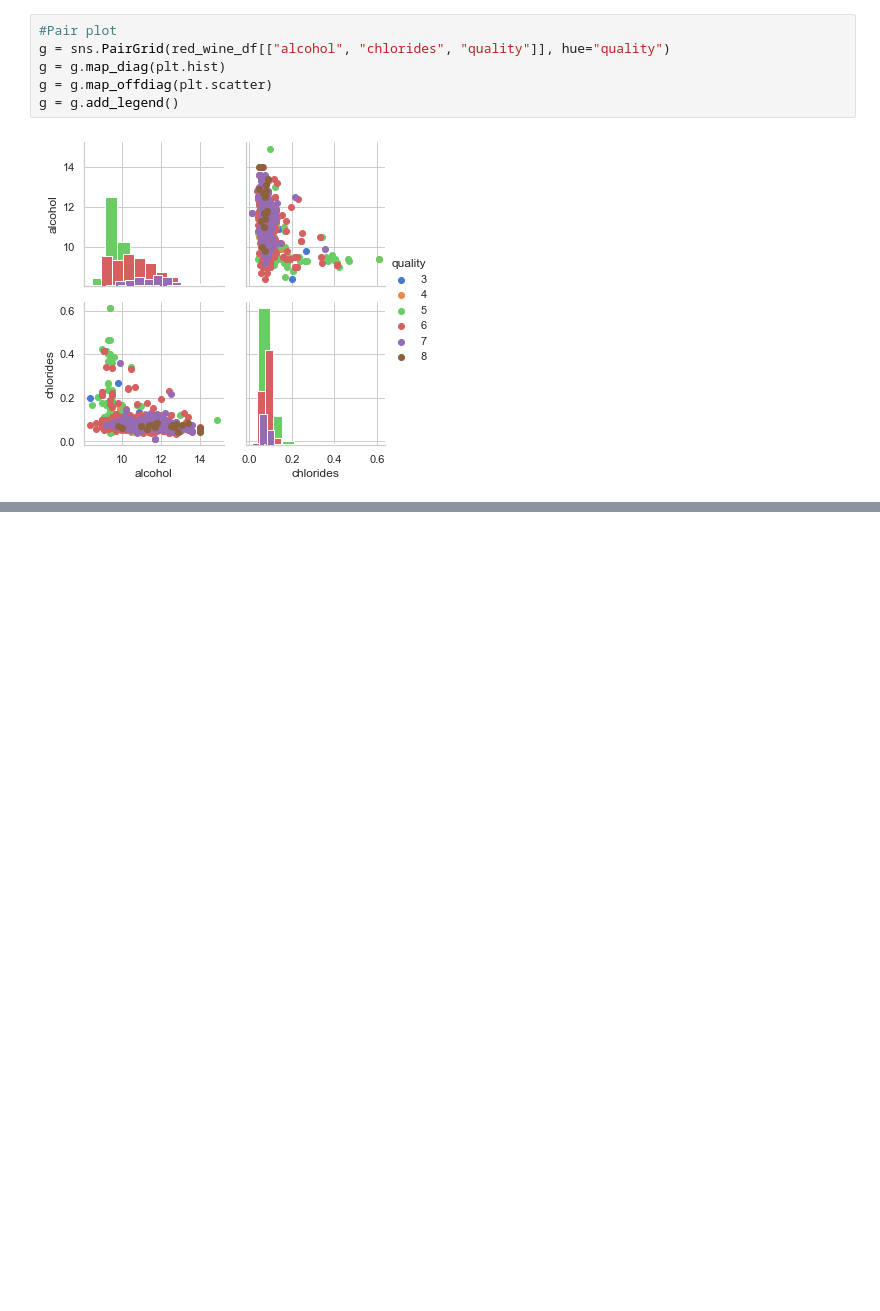
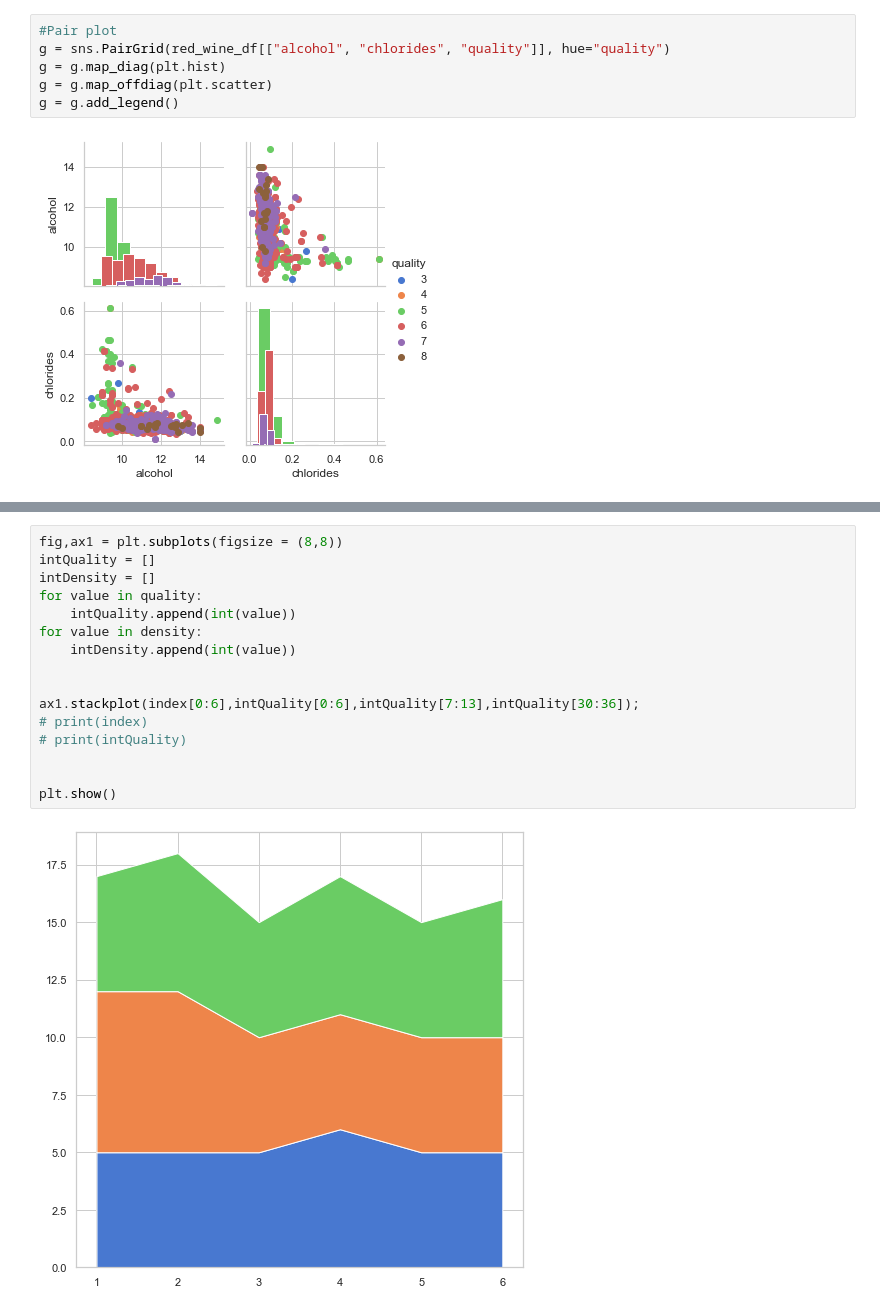
Before and after one commit to singhaniket1370/dataviz-master, a Jupyter notebook: DV assessment 1.ipynb, the cells around one changed output, grey strips where cells are left out. Saved outputs shown, nothing was run; the diff lists cells and outputs as text; blank space fills up the shorter version.

```diff
--- a/DV assessment 1.ipynb
+++ b/DV assessment 1.ipynb
@@ -130,0 +175,18 @@ Counter({'i': 85, 'd': 55, ';': 55, 'l': 55, 'e': 50, 'a': 50, 't': 45, ' ': 40,
+# %%
+fig,ax1 = plt.subplots(figsize = (8,8))
+intQuality = []
+intDensity = []
+for value in quality:
+    intQuality.append(int(value))
+for value in density:
+    intDensity.append(int(value))
+
+
+ax1.stackplot(index[0:6],intQuality[0:6],intQuality[7:13],intQuality[30:36]);
+# print(index)
+# print(intQuality)
+
+
+plt.show()
+# %% [output]
+[figure, added]
```
Also changed, not shown: parts of 13 cells of this notebook, 1 other file.
